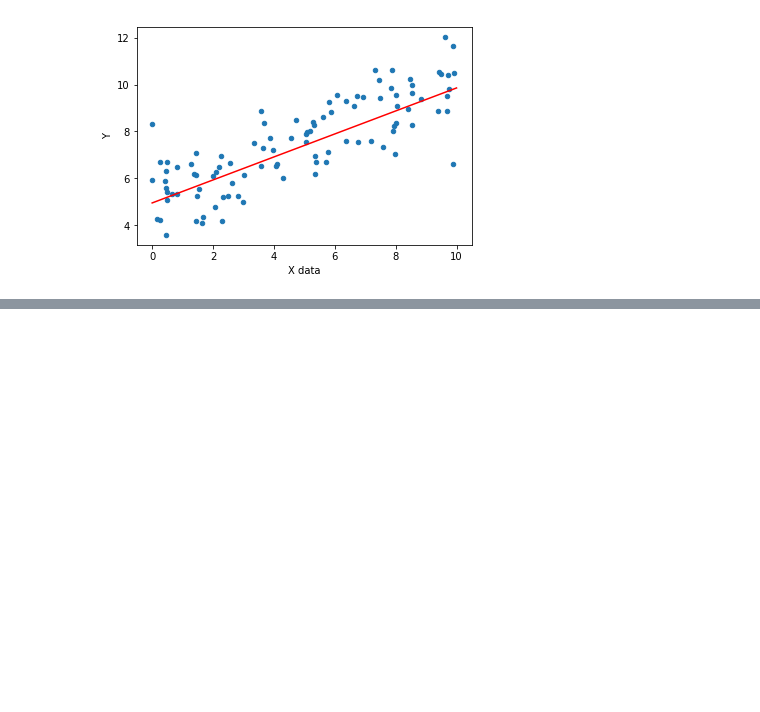
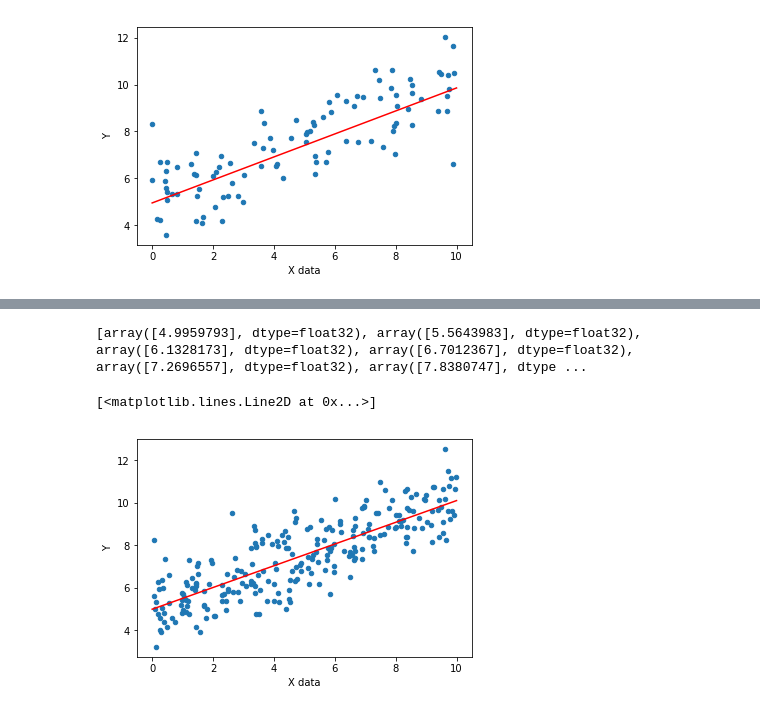
Before and after one commit to DhamuSniper/Complete-guide-to-deep-learning-with-Tensorflow---Exercises, a Jupyter notebook: Tensorflow_Regression_Model.ipynb, the cells around one changed output, grey strips where cells are left out. Drawn from its saved outputs; the diff is of its cells as text; code cells hidden in the pictures; blank space fills up the shorter version.

```diff
--- a/Tensorflow_Regression_Model.ipynb
+++ b/Tensorflow_Regression_Model.ipynb
@@ -86,0 +126,2 @@ plt.plot(x_data,y_hat,"r")
+# %%
+input_func=tf.estimator.inputs.numpy_input_fn({'x':x_train},y_train,batch_size=8,num_epochs=None,shuffle=True)
@@ -86,0 +132,2 @@ plt.plot(x_data,y_hat,"r")
+# %%
+estimator.train(input_fn=input_func,steps=1000)
@@ -86,0 +149,3 @@ plt.plot(x_data,y_hat,"r")
+# %%
+brand_new_data=np.linspace(0,10,10)
+input_func_pred=tf.estimator.inputs.numpy_input_fn({'x':brand_new_data},shuffle=False)
@@ -86,0 +165,13 @@ plt.plot(x_data,y_hat,"r")
+# %%
+predictions=[]
+for i in estimator.predict(input_fn=input_func_pred):
+  predictions.append(i['predictions'])
+print(predictions)
+# %% [output]
+[array([4.9959793], dtype=float32), array([5.5643983], dtype=float32), array([6.1328173], dtype=float32), array([6.7012367], dtype=float32), array([7.2696557], dtype=float32), array([7.8380747], dtype ...
+# %%
+my_data.sample(n=250).plot(kind="scatter",x='X data',y='Y')
+plt.plot(brand_new_data,predictions,'r')
+# %% [output]
+[<matplotlib.lines.Line2D at 0x...>]
+[figure, added]
```
Also changed, not shown: parts of 19 cells of this notebook.
